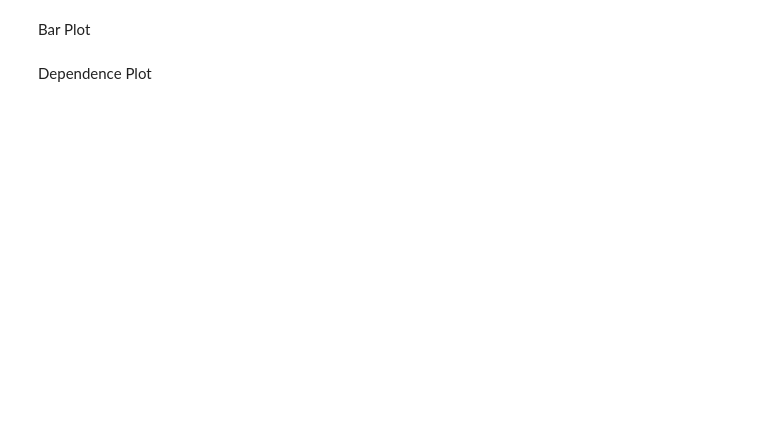
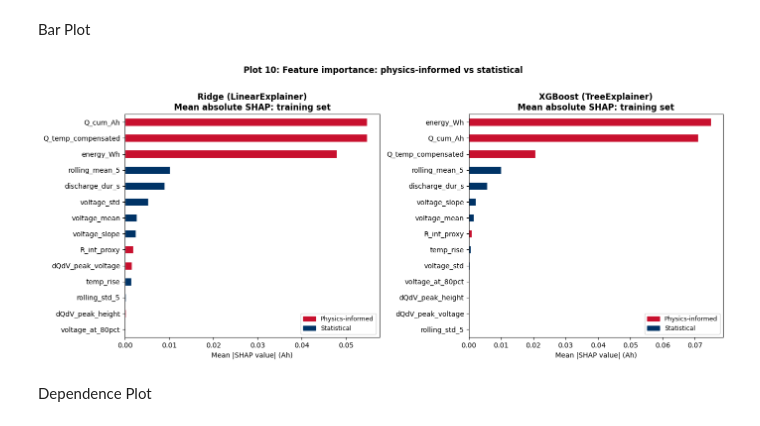
Before and after one commit to adithyaprasadsv/battery-soh-ml, a Jupyter notebook: battery_soh_script.ipynb, the cells around one changed output. Drawn from its saved outputs; the diff is of its cells as text; code cells hidden in the pictures; blank space fills up the shorter version.

```diff
--- a/battery_soh_script.ipynb
+++ b/battery_soh_script.ipynb
@@ -2510,0 +2745,33 @@ plt.show()
+# %%
+# Three-way comparison table
+
+print("\nThree-way RUL comparison")
+print(f"{'Model':<40} {'RMSE (exp)':>12} {'MAE (exp)':>11} {'RMSE (lin)':>16} {'Split'}")
+
+# Recompute XGBoost-HF metrics for the table
+xgb_exp_valid = rul_df[["true_RUL","pred_RUL_exp", "pred_RUL_lin"]].dropna()
+xgb_rmse = ((xgb_exp_valid["true_RUL"] -
+             xgb_exp_valid["pred_RUL_exp"])**2).mean()**0.5
+xgb_mae  = (xgb_exp_valid["true_RUL"] -
+            xgb_exp_valid["pred_RUL_exp"]).abs().mean()
+xgb_rmse_lin = ((xgb_exp_valid["true_RUL"] -
+                 xgb_exp_valid["pred_RUL_lin"])**2).mean()**0.5
+
+ridge_exp_valid = rul_ridge_df[["true_RUL","pred_RUL_exp","pred_RUL_lin"]].dropna()
+ridge_rmse = ((ridge_exp_valid["true_RUL"] -
+               ridge_exp_valid["pred_RUL_exp"])**2).mean()**0.5
+ridge_mae  = (ridge_exp_valid["true_RUL"] -
+              ridge_exp_valid["pred_RUL_exp"]).abs().mean()
+ridge_rmse_lin = ((ridge_exp_valid["true_RUL"] -
+                   ridge_exp_valid["pred_RUL_lin"])**2).mean()**0.5
+
+rows_rul = [
+    ("Paper GPR+LSTM",
+     "5.54", "0.58", "","Within-battery"),
+    ("Ridge: discharge features",
+     f"{ridge_rmse:.2f}", f"{ridge_mae:.2f}", f"{ridge_rmse_lin:.2f}", "Cross-battery"),
+    ("XGBoost: predicted HFs (Opt B)",
+     f"{xgb_rmse:.2f}", f"{xgb_mae:.2f}", f"{xgb_rmse_lin:.2f}", "Cross-battery"),
+]
+for name, rmse, mae, rmse_lin, split in rows_rul:
+    print(f"  {name:<38} {rmse:>10}     {mae:>9}     {rmse_lin:>10}   {split}")
@@ -2730,7 +3061,7 @@ fit linear and tree-based shap explainer to analyse the feature influence.
 # %%
 # shap.initjs()
 
-def get_model_and_data(pipeline, X):
+def get_model_and_data(pipeline, X, feat_cols):
     X_transformed = pipeline[:-1].transform(X)
     model = pipeline[-1]
     X_df = pd.DataFrame(X_transformed, columns=feat_cols)
@@ -2739,8 +3070,8 @@ def get_model_and_data(pipeline, X):
 Linear Explainer
 # %%
 print("Computing Ridge SHAP values...")
-ridge_model, X_train_scaled = get_model_and_data(trained["Ridge"], X_train)
-_, X_test_scaled = get_model_and_data(trained["Ridge"], X_test)
+ridge_model, X_train_scaled = get_model_and_data(trained["Ridge"], X_train, feat_cols)
+_, X_test_scaled = get_model_and_data(trained["Ridge"], X_test, feat_cols)
 
 ridge_explainer = shap.LinearExplainer(ridge_model, X_train_scaled)
 ridge_shap_train = ridge_explainer(X_train_scaled)
@@ -2749,8 +3082,8 @@ ridge_shap_test = ridge_explainer(X_test_scaled)
 Tree Explainer
 # %%
 print("Computing XGBoost SHAP values...")
-xgb_model, X_train_xgb = get_model_and_data(trained["XGBoost"], X_train)
-_, X_test_xgb = get_model_and_data(trained["XGBoost"], X_test)
+xgb_model, X_train_xgb = get_model_and_data(trained["XGBoost"], X_train, feat_cols)
+_, X_test_xgb = get_model_and_data(trained["XGBoost"], X_test, feat_cols)
 
 xgb_explainer = shap.TreeExplainer(xgb_model)
 xgb_shap_train = xgb_explainer(X_train_xgb)
@@ -2793,33 +3130,36 @@ fig, axes = plt.subplots(1, 2, figsize=(14, 6))
 for ax, shap_vals, label in zip(
     axes,
     [ridge_shap_train, xgb_shap_train],
     ["Ridge (LinearExplainer)", "XGBoost (TreeExplainer)"]
 ):
     mean_abs = np.abs(shap_vals.values).mean(axis=0)
     importance = pd.Series(mean_abs, index=feat_cols).sort_values(ascending=True)
 
     colors = ["#C8102E" if "dQdV" in f or "R_int" in f or
               "energy" in f or "Q_temp" in f or "Q_cum" in f
+              or "Rct" in f or "Re" in f
               else "#003366"
               for f in importance.index]
 
     importance.plot(kind="barh", ax=ax, color=colors, edgecolor="white")
     ax.set_xlabel("Mean |SHAP value| (Ah)")
     ax.set_title(f"{label}\nMean absolute SHAP: training set", fontweight="bold")
     ax.axvline(0, color="black", linewidth=0.5)
 
     # Legend
     from matplotlib.patches import Patch
     ax.legend(handles=[
         Patch(color="#C8102E", label="Physics-informed"),
         Patch(color="#003366", label="Statistical"),
     ], fontsize=9, loc="lower right")
 
 plt.suptitle("Plot 10: Feature importance: physics-informed vs statistical",
              fontweight="bold", y=1.01)
 plt.tight_layout()
 plt.savefig("./assets/plot10_shap_importance.png", dpi=150, bbox_inches="tight")
 plt.show()
+# %% [output]
+[figure, added]
 # %% [markdown]
 Dependence Plot
 # %%
```
Also changed, not shown: parts of 95 cells of this notebook, 12 other files.
